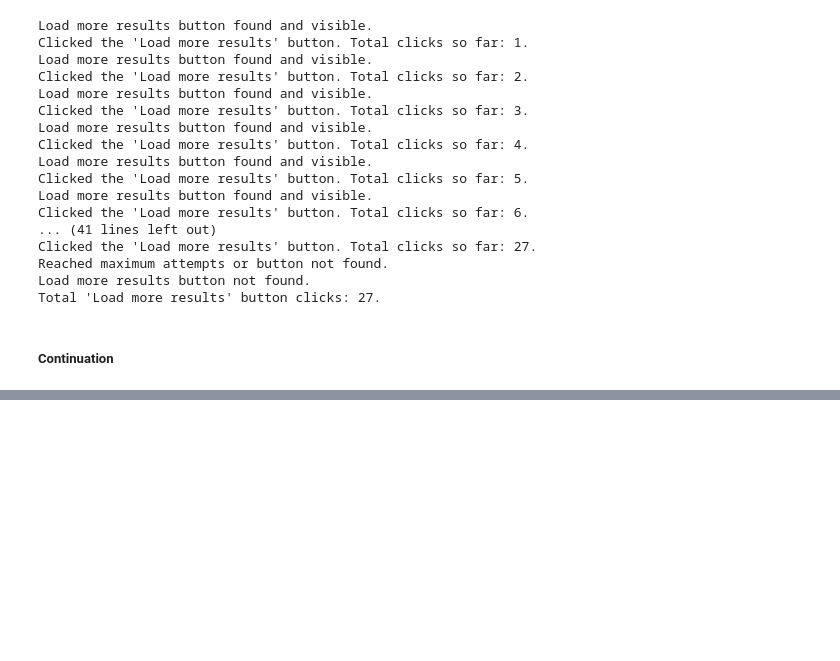
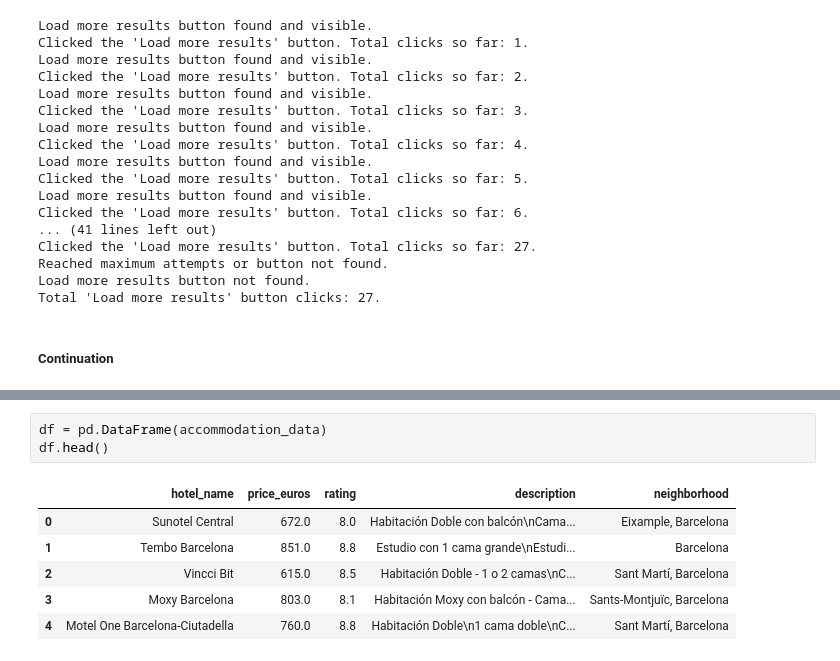
Before and after one commit to pablo-fdz/ITM_hw1, a Jupyter notebook: scraping_pablo.ipynb, the cells around one changed output, grey strips where cells are left out. Cells and saved outputs as stored; diff of their text form; blank space fills up the shorter version.

Commit message:
Data extraction for a single week done!

```diff
--- a/scraping_pablo.ipynb
+++ b/scraping_pablo.ipynb
@@ -697,0 +635,10 @@ print(pages)
+# %%
+df = pd.DataFrame(accommodation_data)
+df.head()
+# %% [output]
+|  | hotel_name | price_euros | rating | description | neighborhood |
+| 0 | Sunotel Central | 672.0 | 8.0 | Habitación Doble con balcón\nCama... | Eixample, Barcelona |
+| 1 | Tembo Barcelona | 851.0 | 8.8 | Estudio con 1 cama grande\nEstudi... | Barcelona |
+| 2 | Vincci Bit | 615.0 | 8.5 | Habitación Doble - 1 o 2 camas\nC... | Sant Martí, Barcelona |
+| 3 | Moxy Barcelona | 803.0 | 8.1 | Habitación Moxy con balcón - Cama... | Sants-Montjuïc, Barcelona |
+| 4 | Motel One Barcelona-Ciutadella | 760.0 | 8.8 | Habitación Doble\n1 cama doble\nC... | Sant Martí, Barcelona |
```
Also changed, not shown: parts of 16 cells of this notebook.
